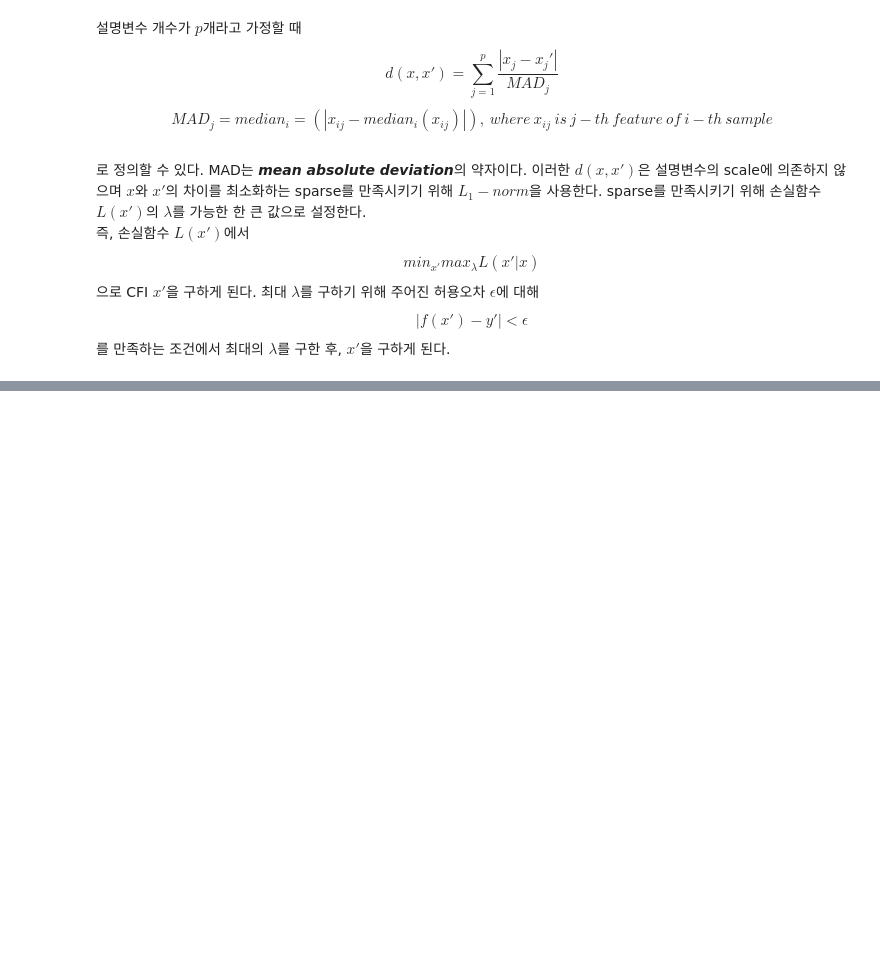
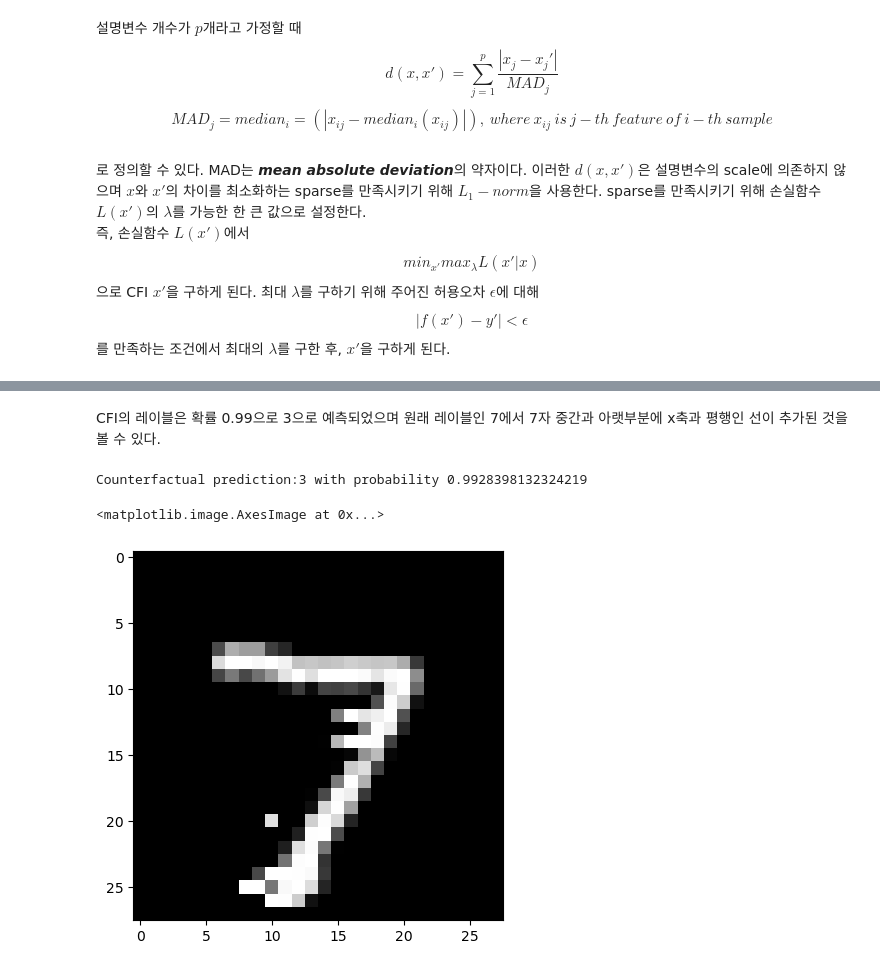
Before and after one commit to csw0625/Explainable_AI, a Jupyter notebook: Ch13.Counterfactual_Instances.ipynb, the cells around one changed output, grey strips where cells are left out. Cells and saved outputs as stored; diff of their text form; code cells hidden in the pictures; blank space fills up the shorter version.

```diff
--- a/Ch13.Counterfactual_Instances.ipynb
+++ b/Ch13.Counterfactual_Instances.ipynb
@@ -42,0 +166,3 @@ CFI는 블랙박스 모형뿐만 아니라 내부구조(모수와 은닉층의
+# %%
+cnn.summary()
+cnn.fit(X_train,y_train,batch_size=64, epochs=3,verbose=0)
@@ -42,0 +204,13 @@ CFI는 블랙박스 모형뿐만 아니라 내부구조(모수와 은닉층의
+# %%
+shape = (1,) + X_train.shape[1:]
+shape = (1,) + X_train.shape[1:]
+
+target_proba = 1.0
+tol = 0.01            # P(class) > 0.99 인 Counterfactual
+target_class = 'other'
+
+max_iter = 1000
+lam_init = 1e-1
+max_lam_steps = 10
+learning_rate_init = 0.1
+feature_range = (X_train.min(),X_train.max())
@@ -42,0 +219,9 @@ CFI는 블랙박스 모형뿐만 아니라 내부구조(모수와 은닉층의
+# %%
+# Initialize explainer
+
+cfi = Counterfactual(cnn,shape=shape,target_proba=target_proba,tol=tol,
+                     target_class=target_class,max_iter=max_iter,lam_init=lam_init,
+                     max_lam_steps=max_lam_steps, learning_rate_init = learning_rate_init,
+                     feature_range = feature_range)
+
+explainer = cfi.explain(X)
@@ -42,0 +242,11 @@ CFI는 블랙박스 모형뿐만 아니라 내부구조(모수와 은닉층의
+# %% [markdown]
+CFI의 레이블은 확률 0.99으로 3으로 예측되었으며 원래 레이블인 7에서 7자 중간과 아랫부분에 x축과 평행인 선이 추가된 것을 볼 수 있다.
+# %%
+pred_class = explainer.cf['class']
+proba = explainer.cf['proba'][0][pred_class]
+print(f'Counterfactual prediction:{pred_class} with probability {proba}')
+plt.imshow(explainer.cf['X'].reshape(28,28))
+# %% [output]
+Counterfactual prediction:3 with probability 0.9928398132324219
+<matplotlib.image.AxesImage at 0x...>
+[figure, added]
```
Also changed, not shown: parts of 42 cells of this notebook.
